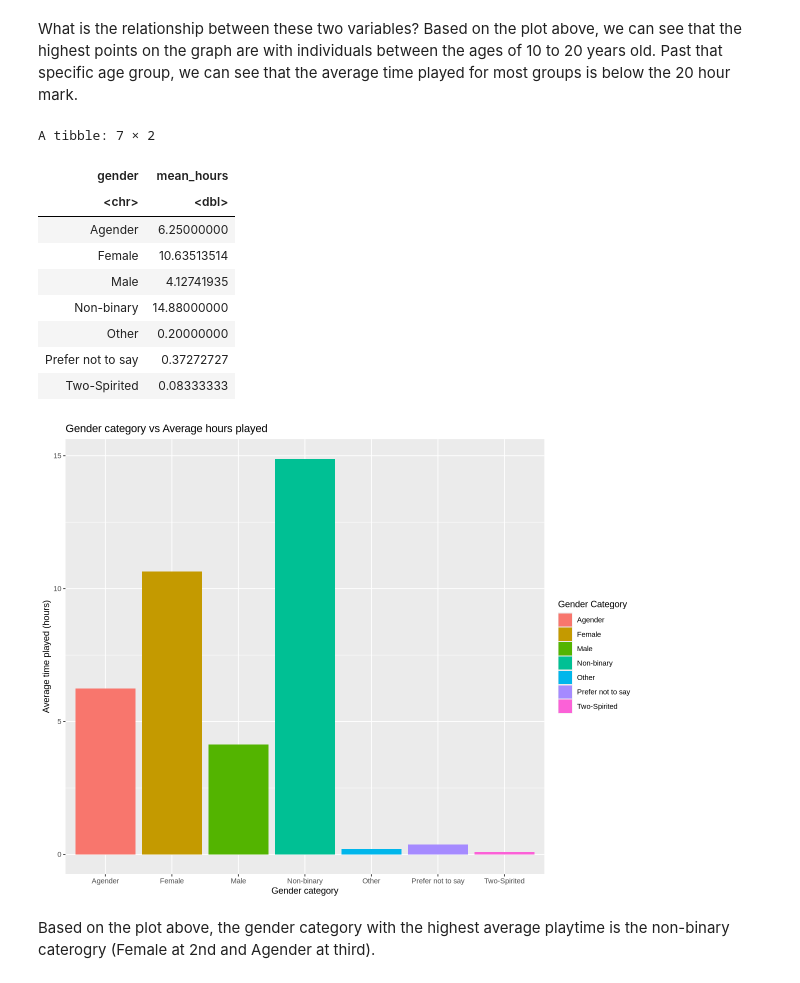
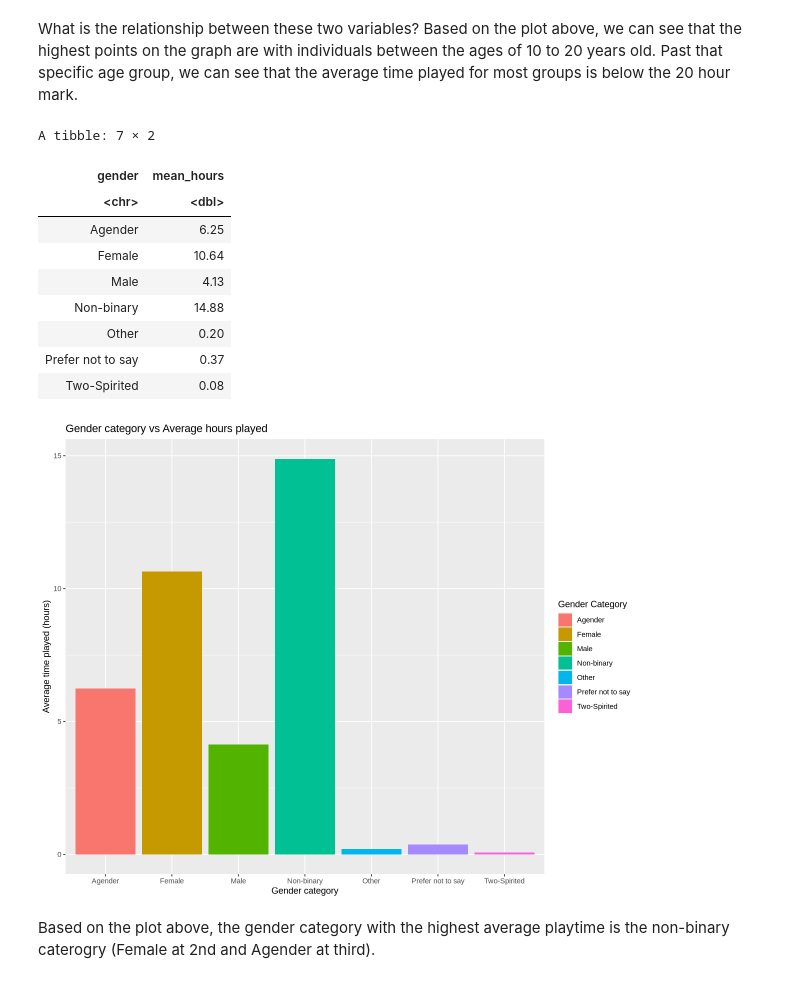
Before and after one commit to ksp1113/dsci-100-indivudal-kp, a Jupyter notebook: ksp-individual-dsci100.ipynb, the cells around one changed output. Drawn from its saved outputs; the diff is of its cells as text; code cells hidden in the pictures.

```diff
--- a/ksp-individual-dsci100.ipynb
+++ b/ksp-individual-dsci100.ipynb
@@ -116,28 +162,28 @@ Based on the plot above, we can see that the highest points on the graph are wit
 # %%
 options(repr.plot.width = 10, repr.plot.height = 8)
 
 #Start by grouping the genders and then finding the mean hours played for each gender category
 players_gender<- players |>
   group_by(gender) |>
-  summarize(mean_hours = mean(played_hours, na.rm = TRUE))
+  summarize(mean_hours = round(mean(played_hours, na.rm = TRUE),2))
 players_gender
 
 #Plotting the data out on a easy to view bar plot
 gender_plot <- ggplot(players_gender, aes(x=gender, y= mean_hours, fill = gender)) +
                geom_bar(stat= "identity")+
                labs(x= "Gender category", y = "Average time played (hours)", fill = "Gender Category", title = "Gender category vs Average hours played")
 gender_plot
 # %% [output]
 A tibble: 7 × 2
 | gender | mean_hours |
 | <chr> | <dbl> |
-| Agender | 6.25000000 |
-| Female | 10.63513514 |
-| Male | 4.12741935 |
-| Non-binary | 14.88000000 |
-| Other | 0.20000000 |
-| Prefer not to say | 0.37272727 |
-| Two-Spirited | 0.08333333 |
+| Agender | 6.25 |
+| Female | 10.64 |
+| Male | 4.13 |
+| Non-binary | 14.88 |
+| Other | 0.20 |
+| Prefer not to say | 0.37 |
+| Two-Spirited | 0.08 |
 [figure]
 # %% [markdown]
 Based on the plot above, the gender category with the highest average playtime is the non-binary caterogry (Female at 2nd and Agender at third).
```
Also changed, not shown: parts of 7 cells of this notebook.
